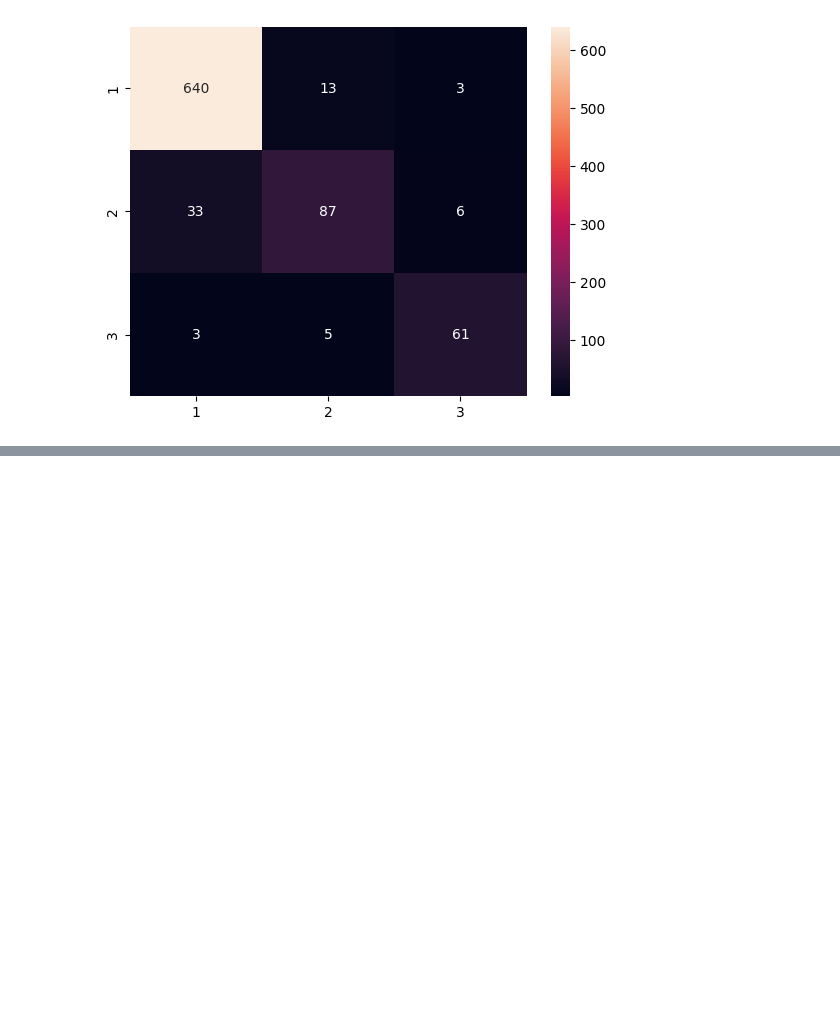
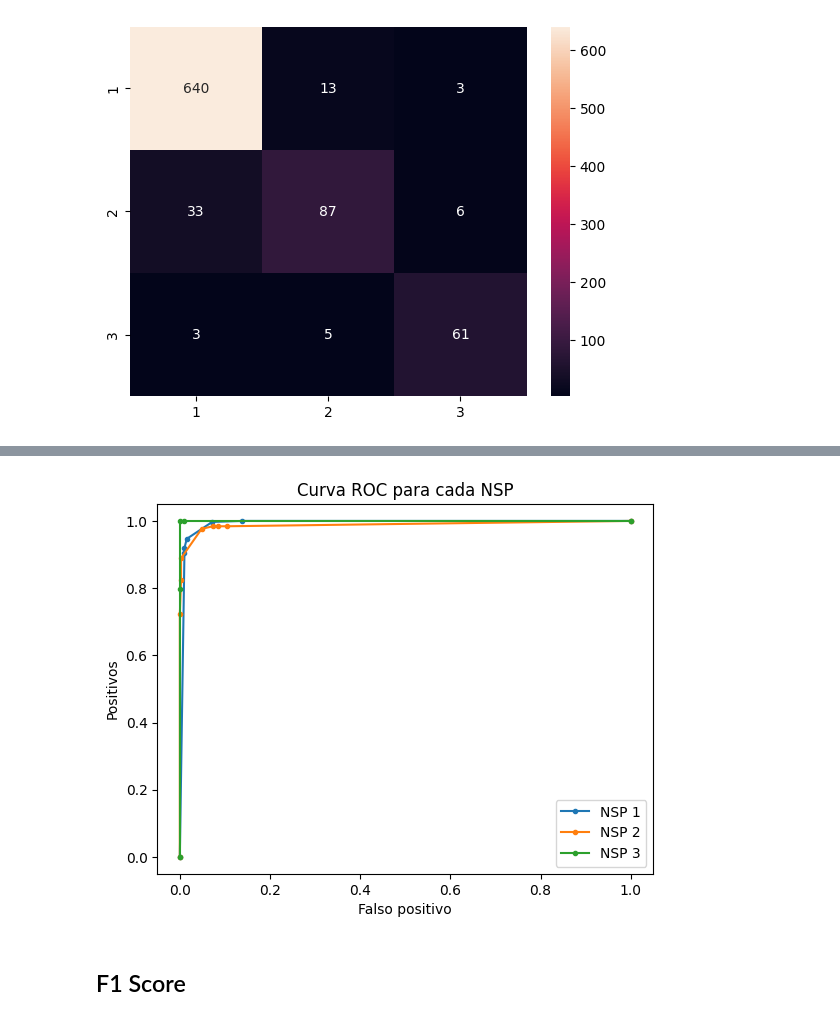
Before and after one commit to Talita1996/aprendizagem-de-maquina-i, a Jupyter notebook: cardiotacografia.ipynb, the cells around one changed output, grey strips where cells are left out. Drawn from its saved outputs; the diff is of its cells as text; code cells hidden in the pictures; blank space fills up the shorter version.

```diff
--- a/cardiotacografia.ipynb
+++ b/cardiotacografia.ipynb
@@ -242,0 +295,14 @@ sns.heatmap(cm, annot=True, fmt="d", xticklabels=["1", "2", "3"], yticklabels=["
+# %%
+for i in range(y_test_bin.shape[1]):
+    fpr, tpr, _ = roc_curve(y_test_bin[:, i], y_prob_bin[:, i])
+    plt.plot(fpr, tpr, marker='.', label=f'NSP {i + 1}')
+
+plt.xlabel('Falso positivo')
+plt.ylabel('Positivos')
+plt.title('Curva ROC para cada NSP')
+plt.legend(loc='best')
+plt.show()
+# %% [output]
+[figure, added]
+# %% [markdown]
+## F1 Score
```
Also changed, not shown: parts of 16 cells of this notebook.
